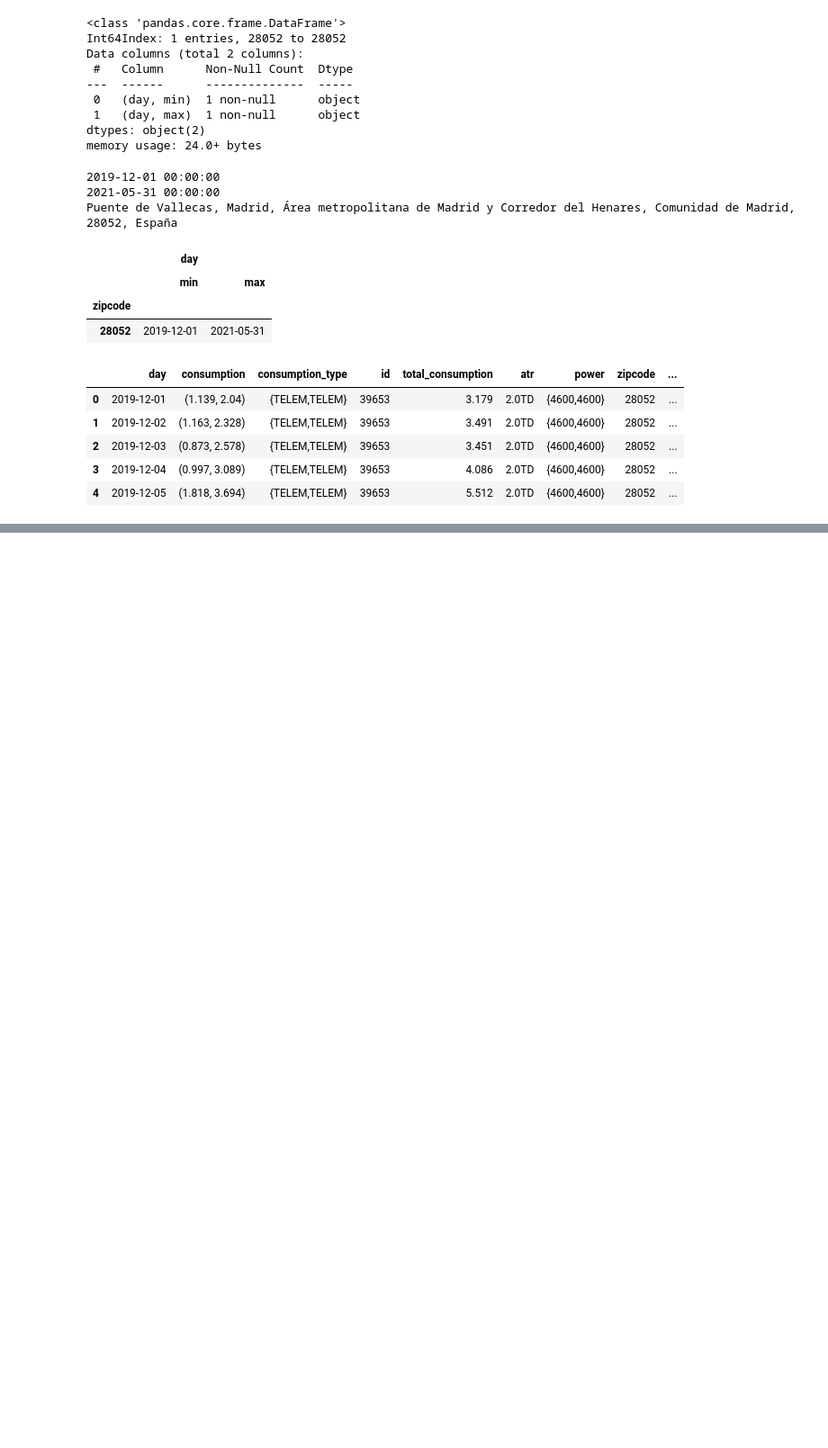
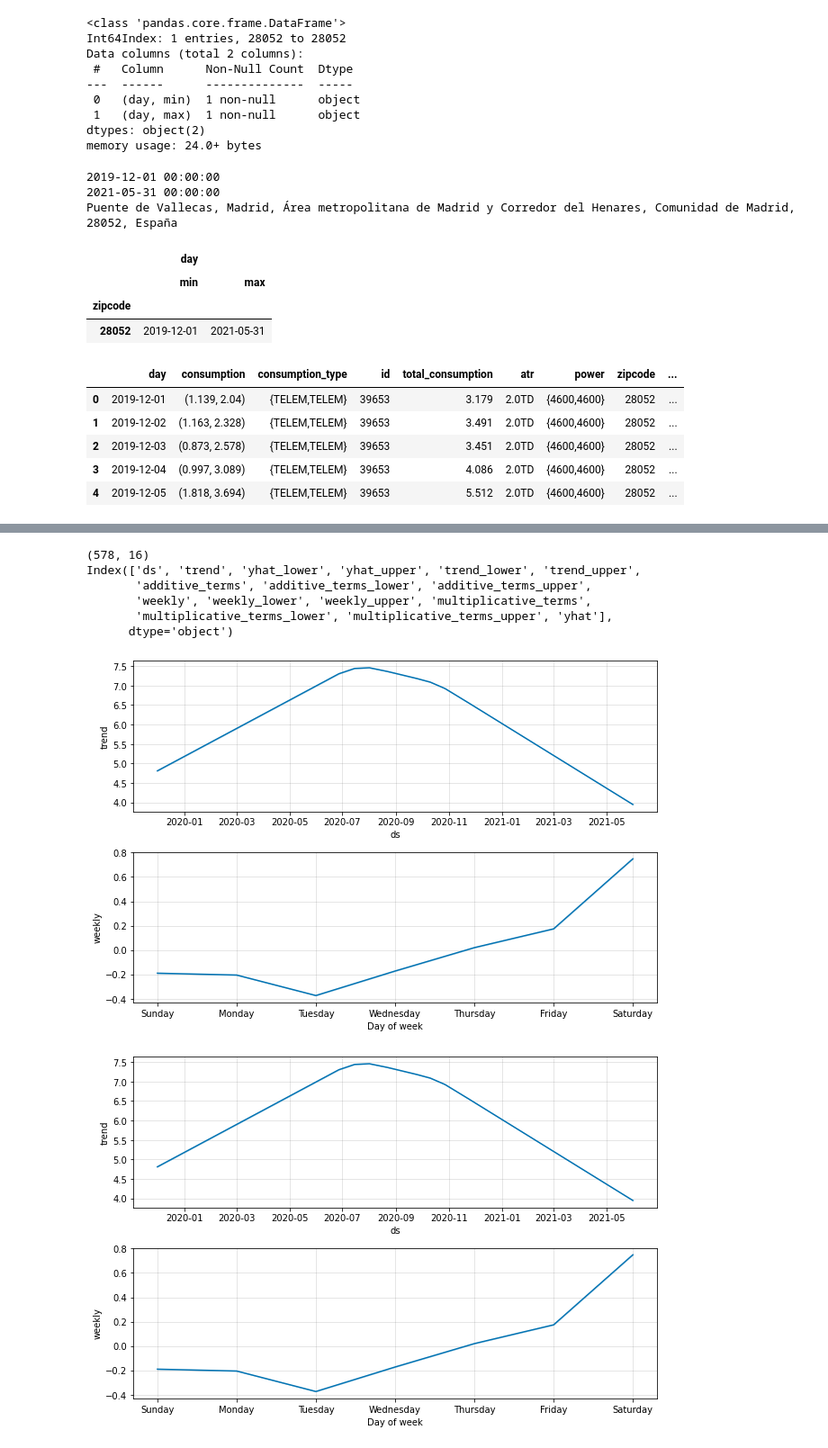
Before and after one commit to mariopastorlanchares/electricity-predictor, a Jupyter notebook: electric_consumption.ipynb, the cells around one changed output, grey strips where cells are left out. Shown at 90% size. Drawn from its saved outputs; the diff is of its cells as text; code cells hidden in the pictures; blank space fills up the shorter version.

```diff
--- a/electric_consumption.ipynb
+++ b/electric_consumption.ipynb
@@ -145,0 +277,13 @@ dfmerged.head()
+# %%
+print(forecast_electric.shape)
+print(forecast_electric.columns)
+m_electric.plot_components(forecast_electric)
+# %% [output]
+(578, 16)
+Index(['ds', 'trend', 'yhat_lower', 'yhat_upper', 'trend_lower', 'trend_upper',
+       'additive_terms', 'additive_terms_lower', 'additive_terms_upper',
+       'weekly', 'weekly_lower', 'weekly_upper', 'multiplicative_terms',
+       'multiplicative_terms_lower', 'multiplicative_terms_upper', 'yhat'],
+      dtype='object')
+[figure, added]
+[figure, added]
```
Also changed, not shown: parts of 13 cells of this notebook.
